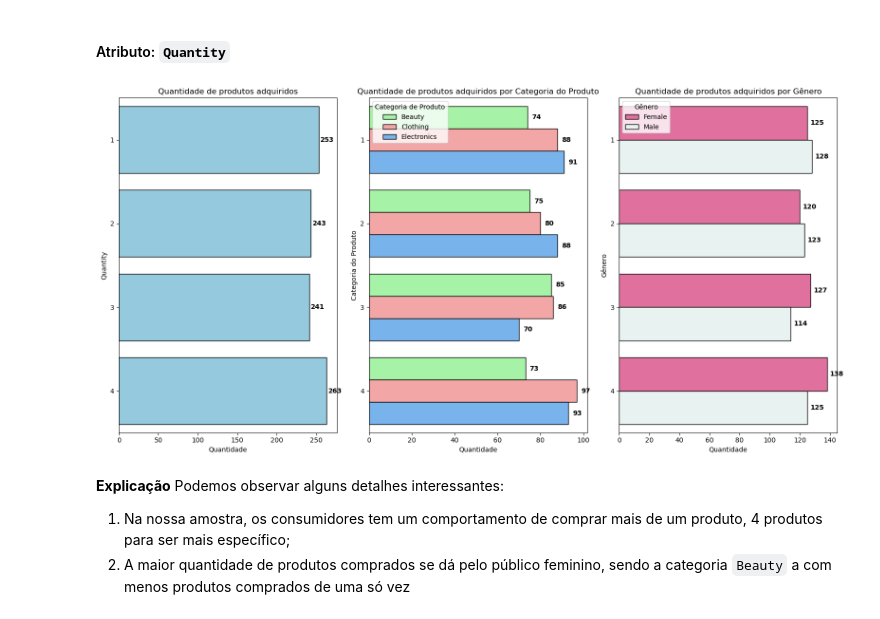
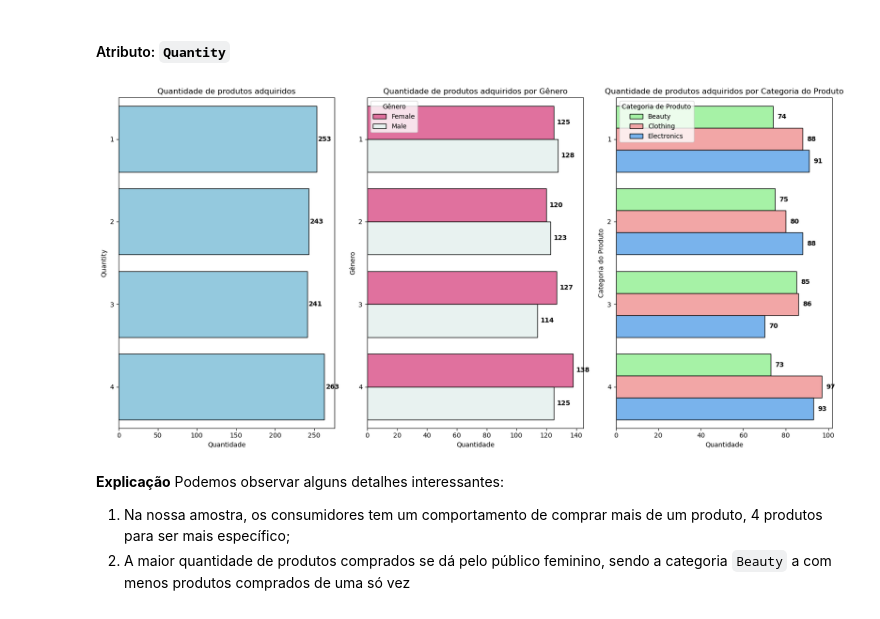
Before and after one commit to DevBrunoP/AED-Retail-Sales-Dataset, a Jupyter notebook: AED - Dados Varejo.ipynb, the cells around one changed output. Cells and saved outputs as stored; diff of their text form; code cells hidden in the pictures.

```diff
--- a/AED - Dados Varejo.ipynb
+++ b/AED - Dados Varejo.ipynb
@@ -97,7 +159,7 @@ def verifica_valores_unicos(DataFrame: pd.DataFrame, colunas_ignoradas: list|str
 # %% [markdown]
 Leitura do dataset
 # %%
-df = pd.read_csv("Retail Sales Dataset.csv")
+df = pd.read_csv("../Retail Sales Dataset.csv")
 # %% [markdown]
 Visualização inicial dos dados
 # %%
@@ -353,46 +415,48 @@ fig, axes = plt.subplots(nrows=1, ncols=3, figsize=(16, 8))
 # 🎯 Gráfico 1: Quantidade de produtos adquiridos
 sns.countplot(data=df, y="Quantity", color='skyblue', edgecolor="black", ax=axes[0])
 axes[0].set_title("Quantidade de produtos adquiridos", fontsize=12)
 axes[0].set_xlabel("Quantidade", fontsize=10)
 axes[0].set_ylabel("Quantity", fontsize=10)
 
 # Adicionar rótulos de valores dentro das barras
 for p in axes[0].patches:
     axes[0].annotate(f'{int(p.get_width())}',
                      (p.get_width() + 2, p.get_y() + p.get_height()/2),
                      ha='left', va='center', fontsize=10, fontweight="bold")
 
-# 🎯 Gráfico 2: Quantidade de produtos adquiridos segmentados por categoria
-sns.countplot(data=df, y="Quantity", hue="Product Category", edgecolor="black", ax=axes[1], palette=palette_product_category)
-axes[1].set_title("Quantidade de produtos adquiridos por Categoria do Produto", fontsize=12)
+# 🎯 Gráfico 2: Quantidade de produtos adquiridos segmentados por Gênero
+sns.countplot(data=df, y="Quantity", hue="Gender", edgecolor="black", ax=axes[1], palette=palete_gender)
+axes[1].set_title("Quantidade de produtos adquiridos por Gênero", fontsize=12)
 axes[1].set_xlabel("Quantidade", fontsize=10)
-axes[1].set_ylabel("Categoria do Produto", fontsize=10)
-axes[1].legend(title="Categoria de Produto", loc="upper left")
+axes[1].set_ylabel("Gênero", fontsize=10)
+axes[1].legend(title="Gênero", loc="upper left")
 
-# Adicionar rótulos de valores dentro das barras
+# Adicionar rótulos de valores dentro das barras do gráfico 3
 for p in axes[1].patches:
     axes[1].annotate(f'{int(p.get_width())}',
                      (p.get_width() + 2, p.get_y() + p.get_height()/2),
                      ha='left', va='center', fontsize=10, fontweight="bold")
 
-# 🎯 Gráfico 3: Quantidade de produtos adquiridos segmentados por Gênero
-sns.countplot(data=df, y="Quantity", hue="Gender", edgecolor="black", ax=axes[2], palette=palete_gender)
-axes[2].set_title("Quantidade de produtos adquiridos por Gênero", fontsize=12)
+
+# 🎯 Gráfico 3: Quantidade de produtos adquiridos segmentados por categoria
+sns.countplot(data=df, y="Quantity", hue="Product Category", edgecolor="black", ax=axes[2], palette=palette_product_category)
+axes[2].set_title("Quantidade de produtos adquiridos por Categoria do Produto", fontsize=12)
 axes[2].set_xlabel("Quantidade", fontsize=10)
-axes[2].set_ylabel("Gênero", fontsize=10)
-axes[2].legend(title="Gênero", loc="upper left")
+axes[2].set_ylabel("Categoria do Produto", fontsize=10)
+axes[2].legend(title="Categoria de Produto", loc="upper left")
 
-# Adicionar rótulos de valores dentro das barras do gráfico 3
+# Adicionar rótulos de valores dentro das barras
 for p in axes[2].patches:
     axes[2].annotate(f'{int(p.get_width())}',
                      (p.get_width() + 2, p.get_y() + p.get_height()/2),
                      ha='left', va='center', fontsize=10, fontweight="bold")
 
+
 # Ajustar layout
 plt.tight_layout()
 plt.show()
 # %% [output]
-[figure, old version]
+[figure, new version]
 # %% [markdown]
 **Explicação** Podemos observar alguns detalhes interessantes:
 1. Na nossa amostra, os consumidores tem um comportamento de comprar mais de um produto, 4 produtos para ser mais específico;
```
Also changed, not shown: parts of 11 cells of this notebook.
